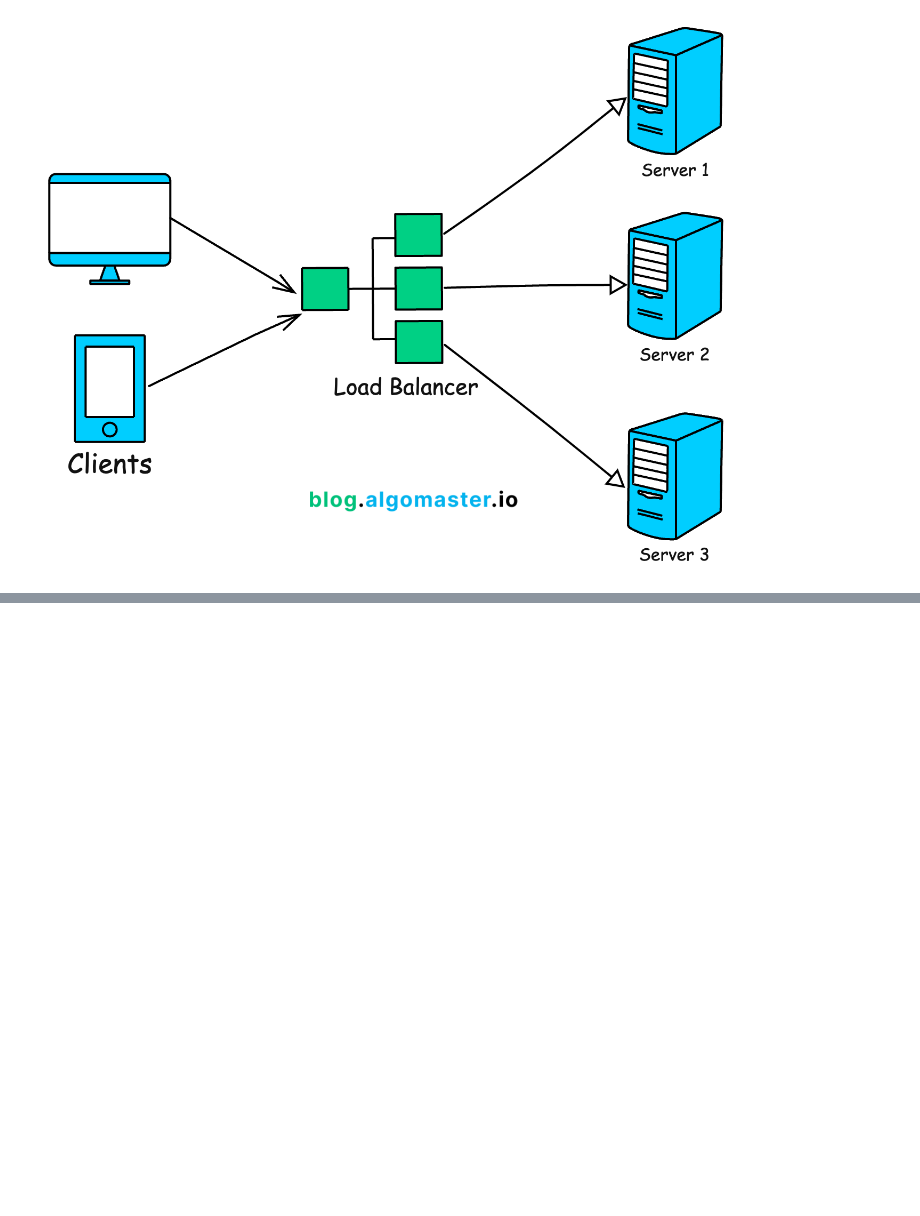
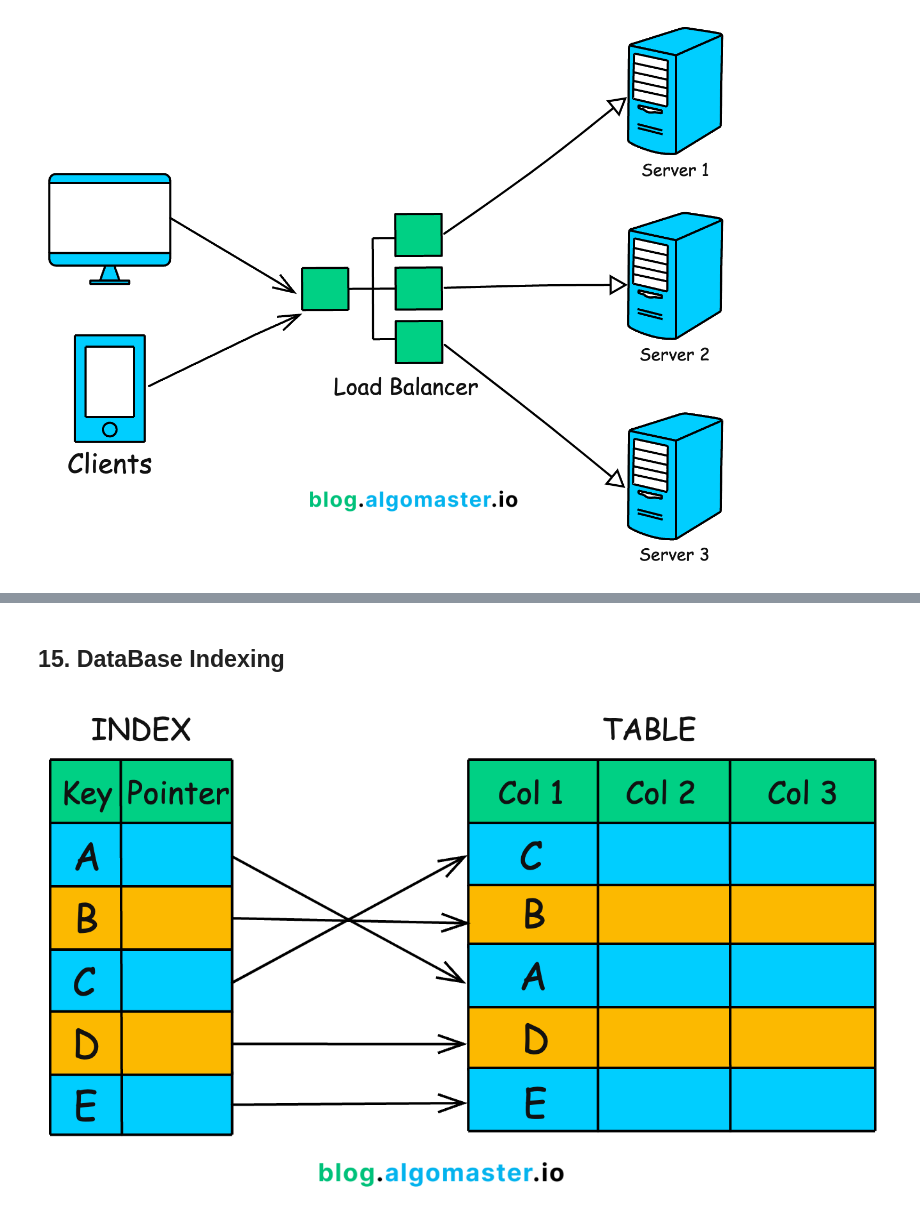
Before and after one commit to jain40470/System-Design, a Jupyter notebook: HLD/1. Basic/2 Basic Concepts.ipynb, the cells around one changed output, grey strips where cells are left out. Saved outputs shown, nothing was run; the diff lists cells and outputs as text; code cells hidden in the pictures; blank space fills up the shorter version.

```diff
--- a/HLD/Basic/2 Basic Concepts.ipynb
+++ b/HLD/1. Basic/2 Basic Concepts.ipynb
@@ -469,0 +499,6 @@ display(Image(filename='Utils/15.png'))
+# %% [markdown]
+## 15. DataBase Indexing
+# %%
+display(Image(filename='Utils/16.png'))
+# %% [output]
+[figure, added]
```
Also changed, not shown: parts of 12 cells of this notebook, 19 other files.
